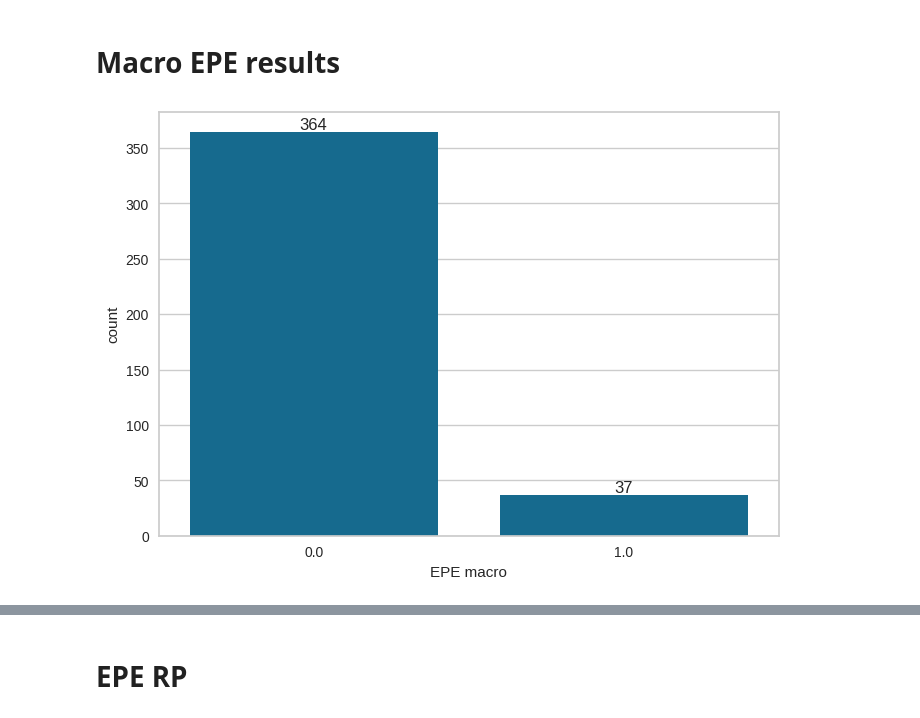
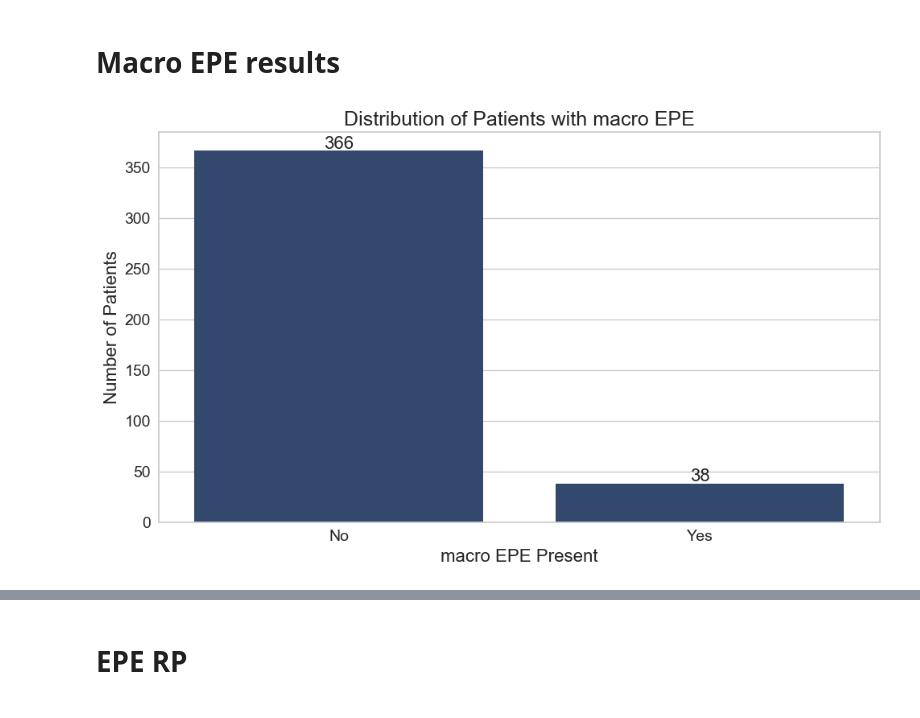
Before and after one commit to PiotrRenk/microscopic-epe-proj, a Jupyter notebook: notebooks/epe_unified.ipynb, the cells around one changed output, grey strips where cells are left out. Cells and saved outputs as stored; diff of their text form; code cells hidden in the pictures.

```diff
--- a/notebooks/epe_unified.ipynb
+++ b/notebooks/epe_unified.ipynb
@@ -22,4 +22,4 @@ from unified_functions import get_model_pipeline, train_and_evaluate_model, tune
 # %%
-df = pd.read_csv('../materials/processed_df.csv')
+df = pd.read_csv('../materials/processed_df_new.csv')
 df.head()
 # %% [output]
@@ -103,11 +101,9 @@ Accuracy: 0.8272%
 # %% [markdown]
 # Macro EPE results
 # %%
-ax = sns.countplot(x='EPE macro', data=df)
-ax.bar_label(ax.containers[0])
-plt.show()
+plot_distribution(df, 'EPE macro', 'Distribution of Patients with macro EPE', 'macro EPE Present')
 # %% [output]
-[figure, old version]
+[figure, new version]
 # %%
 X = df[numerical_cols + categorical_cols]
 y = df['EPE macro']
```
Also changed, not shown: parts of 18 cells of this notebook, 8 other files.
